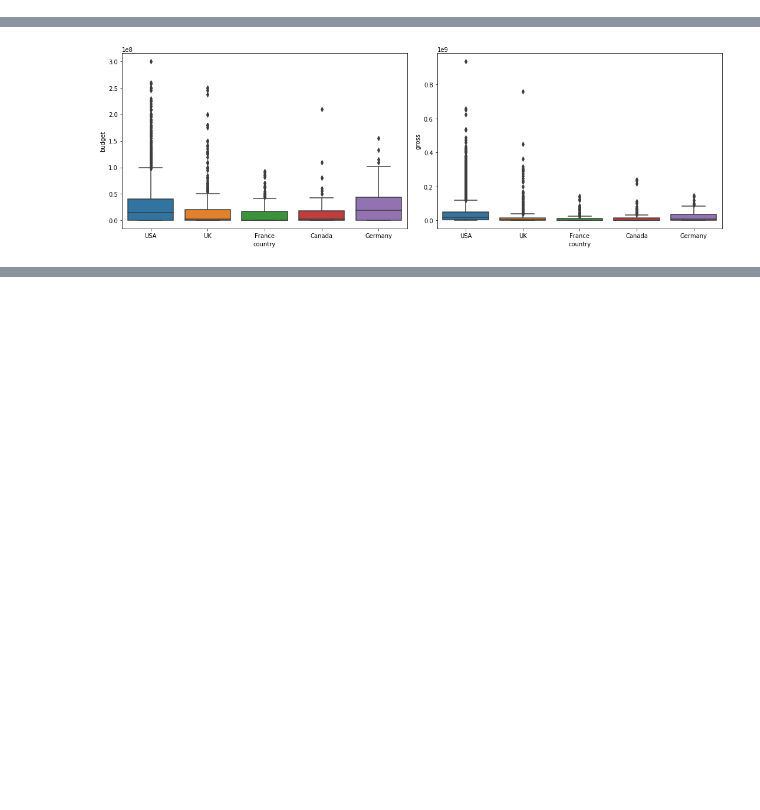
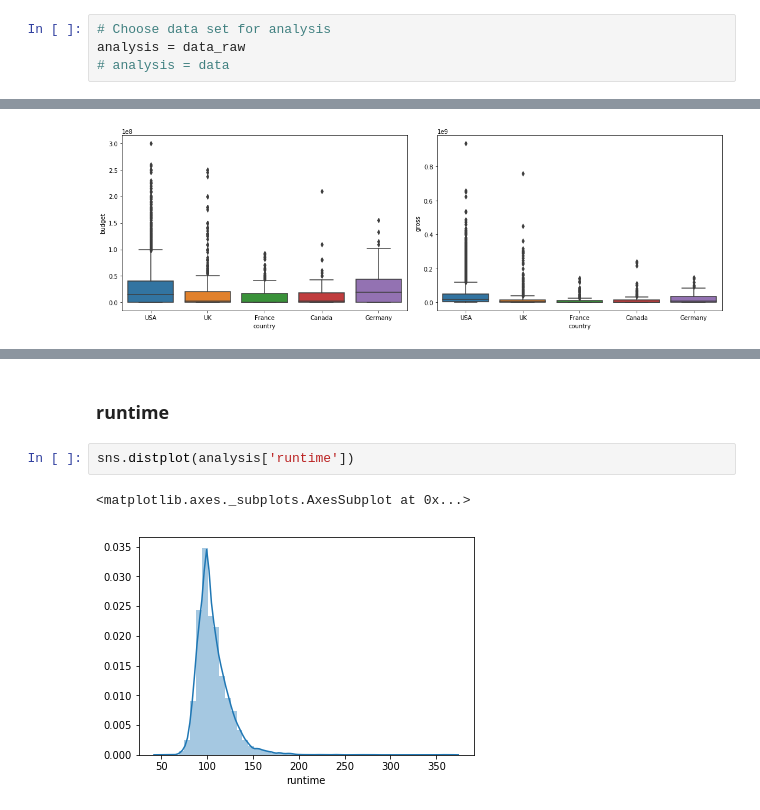
Before and after one commit to szylec/Kaggle, a Jupyter notebook: movies_analysis/analytics.ipynb, the cells around one changed output, grey strips where cells are left out. Cells and saved outputs as stored; diff of their text form; blank space fills up the shorter version.

```diff
--- a/movies_analysis/analytics.ipynb
+++ b/movies_analysis/analytics.ipynb
@@ -170,3 +177,7 @@ data
 # %% [markdown]
 ## Data analysis
+# %%
+# Choose data set for analysis
+analysis = data_raw
+# analysis = data
 # %% [markdown]
@@ -282,3 +303,10 @@ TV-PG               1
 B                   1
 TV-MA               1
 Name: rating, dtype: int64
+# %% [markdown]
+### runtime
+# %%
+sns.distplot(analysis['runtime'])
+# %% [output]
+<matplotlib.axes._subplots.AxesSubplot at 0x...>
+[figure, added]
```
Also changed, not shown: parts of 37 cells of this notebook.
